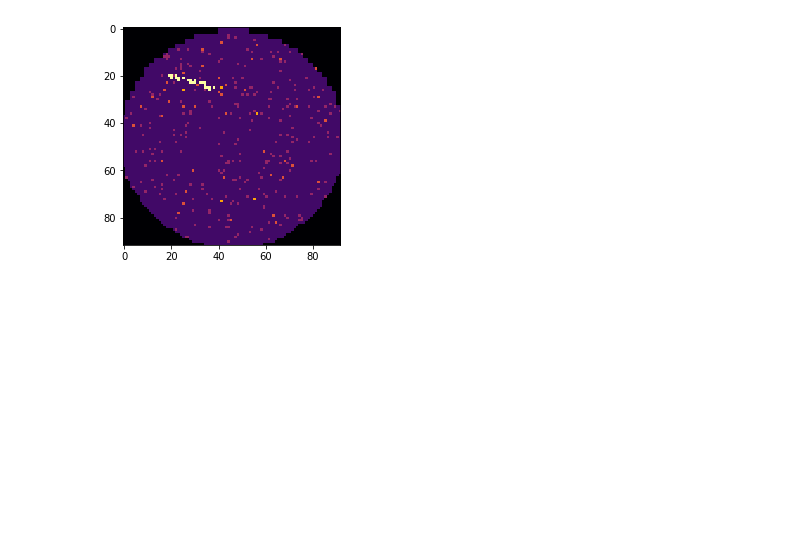
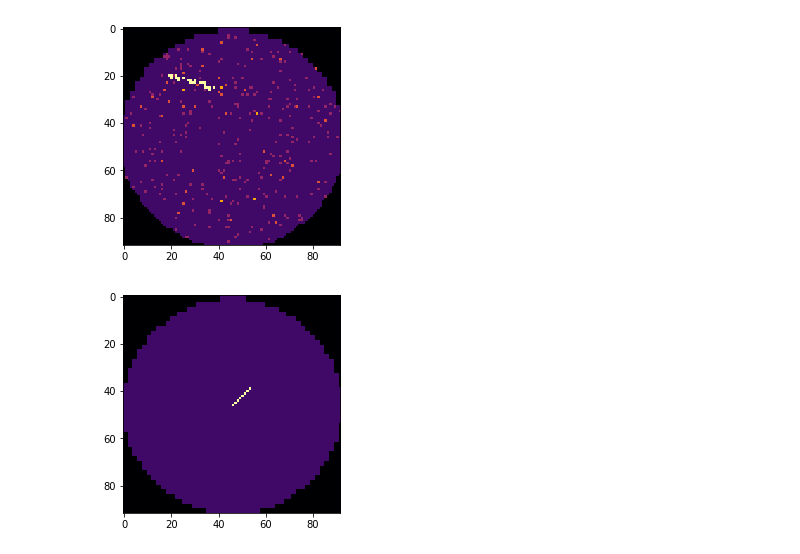
Before and after one commit to Keleas/Wafer_maps, a Jupyter notebook: Wafer_card_synthesis.ipynb, the cells around one changed output. Cells and saved outputs as stored; diff of their text form; code cells hidden in the pictures; blank space fills up the shorter version.

```diff
--- a/Wafer_card_synthesis.ipynb
+++ b/Wafer_card_synthesis.ipynb
@@ -519,3 +519,40 @@ plt.imshow(noise_img, cmap='inferno')
 plt.savefig('super_scratch_1.jpg')
 # %% [output]
 [figure]
+# %%
+## параметры уравнения
+xc = 46
+yc = 46
+L = 10
+N = 100
+angle = 135 * np.pi/180
+
+## синтез сетки
+t = np.linspace(0, L, N)
+X = np.cos(angle) * t + xc
+Y = np.sin(angle) * t + yc
+X_ = np.around(X)
+Y_ = np.around(Y)
+
+## индексы для полигона
+points = []
+for i in range(X_.shape[0]):
+    x = X_[i]
+    y = Y_[i]
+    points.append((x,y))
+
+## создадим тестовый полигон
+test = cv2.resize(wafer_map.waferMap, dsize=(92,92), interpolation=cv2.INTER_NEAREST)
+## 2 - паттерн
+## 1 - фон
+## 0 - область, где нет ничего
+test[test == 2] = 1
+for idx in points:
+    i, j = idx
+    i = int(round(i))
+    j = int(round(j))
+    test[i, j] = 5
+
+plt.imshow(test, cmap='inferno');
+# %% [output]
+[figure, added]
```
Also changed, not shown: parts of 2 cells of this notebook.
